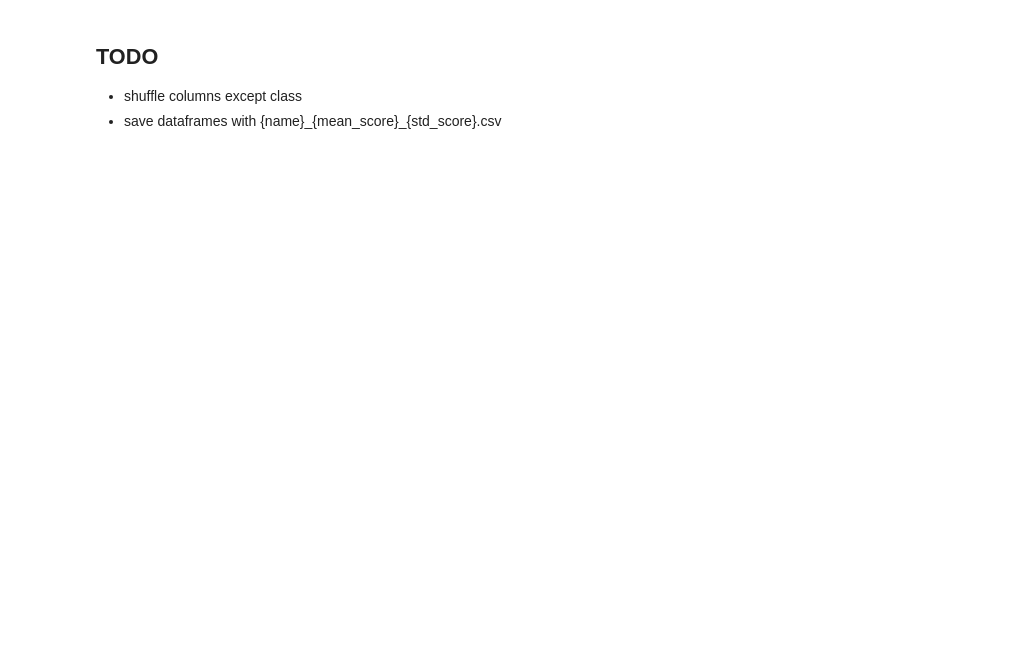
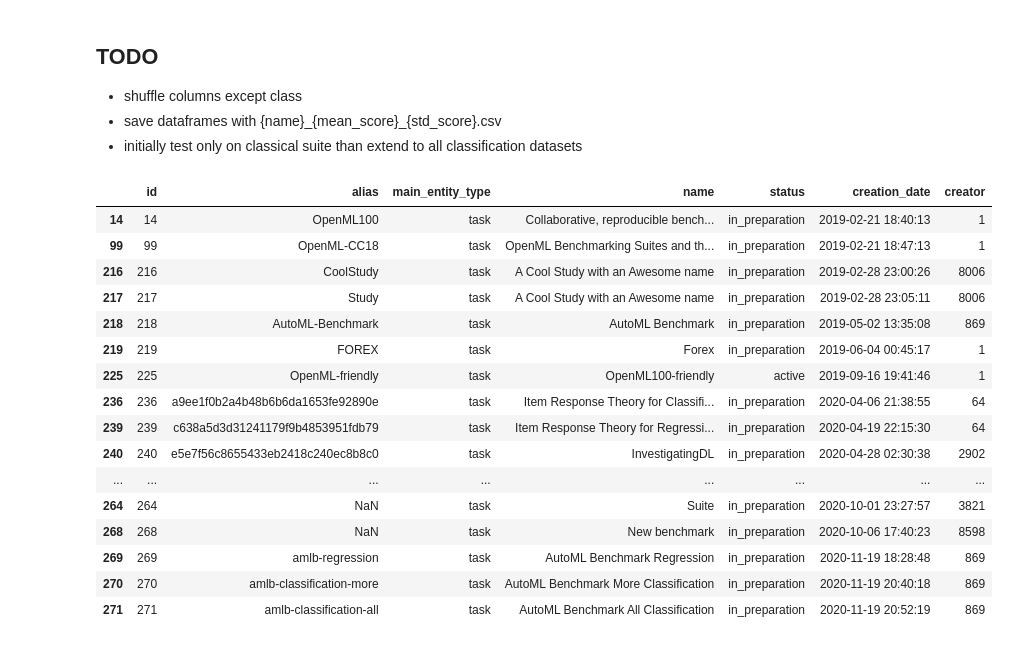
Before and after one commit to jadermcs/deep-meta-learning, a Jupyter notebook: notebook/base-data.ipynb, the cells around one changed output. Cells and saved outputs as stored; diff of their text form; code cells hidden in the pictures; blank space fills up the shorter version.

```diff
--- a/notebook/base-data.ipynb
+++ b/notebook/base-data.ipynb
@@ -10,3 +15,4 @@ from sklearn.model_selection import StratifiedKFold
 ## TODO
 - shuffle columns except class
 - save dataframes with {name}\_{mean_score}\_{std_score}.csv
+- initially test only on classical suite than extend to all classification datasets
@@ -12,0 +26,23 @@ from sklearn.model_selection import StratifiedKFold
+# %%
+openml_list = openml.datasets.list_datasets()
+suites = openml.study.list_suites(output_format="dataframe", status="all")
+# %%
+suites.head(100)
+# %% [output]
+|  | id | alias | main_entity_type | name | status | creation_date | creator |
+| 14 | 14 | OpenML100 | task | Collaborative, reproducible bench... | in_preparation | 2019-02-21 18:40:13 | 1 |
+| 99 | 99 | OpenML-CC18 | task | OpenML Benchmarking Suites and th... | in_preparation | 2019-02-21 18:47:13 | 1 |
+| 216 | 216 | CoolStudy | task | A Cool Study with an Awesome name | in_preparation | 2019-02-28 23:00:26 | 8006 |
+| 217 | 217 | Study | task | A Cool Study with an Awesome name | in_preparation | 2019-02-28 23:05:11 | 8006 |
+| 218 | 218 | AutoML-Benchmark | task | AutoML Benchmark | in_preparation | 2019-05-02 13:35:08 | 869 |
+| 219 | 219 | FOREX | task | Forex | in_preparation | 2019-06-04 00:45:17 | 1 |
+| 225 | 225 | OpenML-friendly | task | OpenML100-friendly | active | 2019-09-16 19:41:46 | 1 |
+| 236 | 236 | a9ee1f0b2a4b48b6b6da1653fe92890e | task | Item Response Theory for Classifi... | in_preparation | 2020-04-06 21:38:55 | 64 |
+| 239 | 239 | c638a5d3d31241179f9b4853951fdb79 | task | Item Response Theory for Regressi... | in_preparation | 2020-04-19 22:15:30 | 64 |
+| 240 | 240 | e5e7f56c8655433eb2418c240ec8b8c0 | task | InvestigatingDL | in_preparation | 2020-04-28 02:30:38 | 2902 |
+| ... | ... | ... | ... | ... | ... | ... | ... |
+| 264 | 264 | NaN | task | Suite | in_preparation | 2020-10-01 23:27:57 | 3821 |
+| 268 | 268 | NaN | task | New benchmark | in_preparation | 2020-10-06 17:40:23 | 8598 |
+| 269 | 269 | amlb-regression | task | AutoML Benchmark Regression | in_preparation | 2020-11-19 18:28:48 | 869 |
+| 270 | 270 | amlb-classification-more | task | AutoML Benchmark More Classification | in_preparation | 2020-11-19 20:40:18 | 869 |
+| 271 | 271 | amlb-classification-all | task | AutoML Benchmark All Classification | in_preparation | 2020-11-19 20:52:19 | 869 |
```
Also changed, not shown: parts of 9 cells of this notebook, 2 other files.
